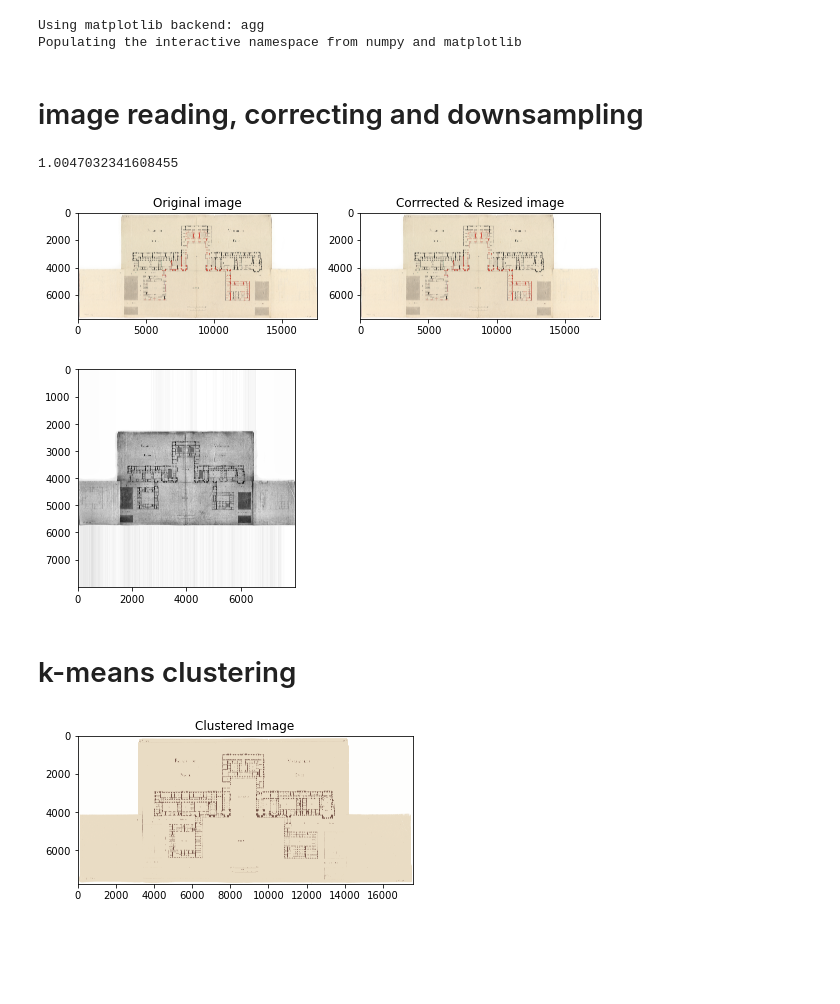
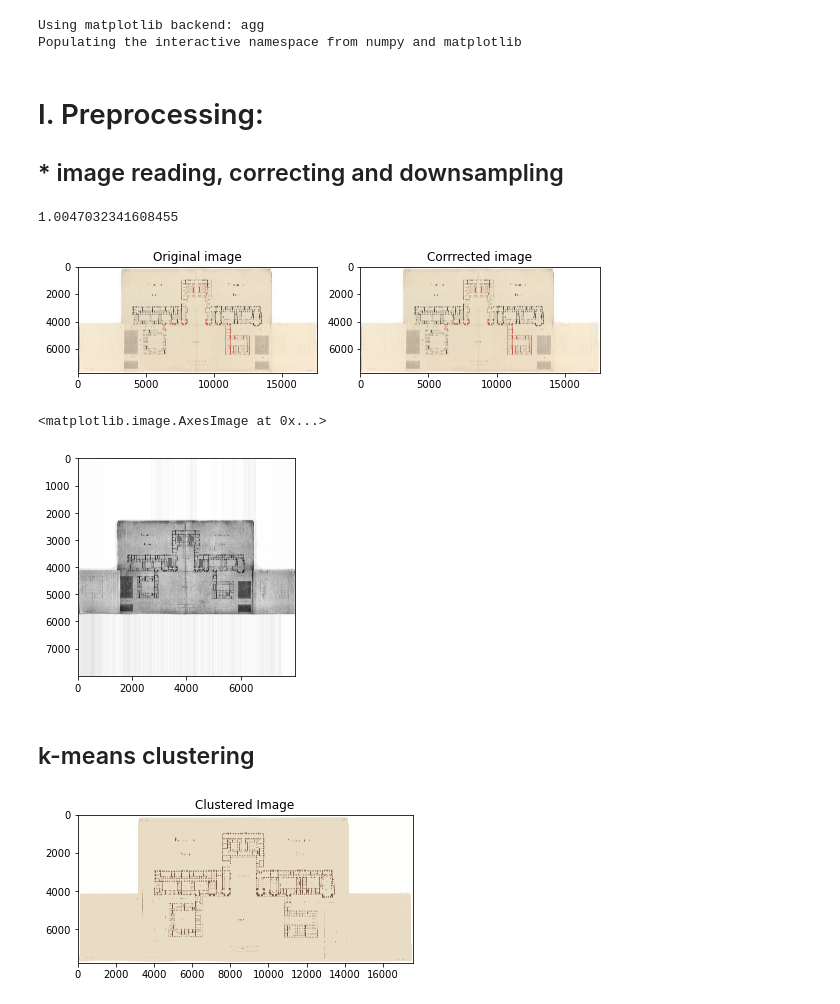
Before and after one commit to swaileh/Bw-Mask-Gen, a Jupyter notebook: Bw-Mask Generator.vx.ipynb, the cells around one changed output. Cells and saved outputs as stored; diff of their text form; code cells hidden in the pictures; blank space fills up the shorter version.

```diff
--- a/Bw-Mask Generator.vx.ipynb
+++ b/Bw-Mask Generator.vx.ipynb
@@ -76,45 +67,46 @@ def transparent(myimage):
     return img
     #img.save('test.png', "PNG")
 # %% [markdown]
-# image reading, correcting and downsampling
+# I. Preprocessing:
+## * image reading, correcting and downsampling
 # %%
 # Read input image
 
 img_name = 'FRAN_0124_3926_L'
-original = imread('../'+img_name+'.jpg') #/img-08-12-2020/home/jordan/Bureau/Images_Versailles_M2
+original = imread('./'+img_name+'.jpg') #/img-08-12-2020/home/jordan/Bureau/Images_Versailles_M2
 
 # Contrast correction
 logarithmic_corrected = exposure.adjust_log(original, 1)
 
 #Gamma auto correction
 gray = cv2.cvtColor(logarithmic_corrected, cv2.COLOR_BGR2GRAY)
 
 # compute gamma = log(mid*255)/log(mean)
 mid = 0.9
 mean = np.mean(gray)
 gamma = math.log(mid*255)/math.log(mean)
 print(gamma)
 
 # do gamma correction
 original = np.power(original, gamma).clip(0,255).astype(np.uint8)
 
 # Input image downsampling (0%)
 imge = cv2.resize(original, None, fx=1.0, fy=1.0, interpolation = cv2.INTER_CUBIC)
 
 # show corrections and down sampling results
 fig, axes = plt.subplots(1, 2, figsize=(8, 4))
 ax = axes.ravel()
 
 ax[0].imshow(original)
 ax[0].set_title("Original image")
 ax[1].imshow(imge, cmap=plt.cm.gray)
-ax[1].set_title("Corrrected & Resized image")
+ax[1].set_title("Corrrected image")
 
 fig.tight_layout()
 plt.show()
 # %% [output]
 1.0047032341608455
-[figure, old version]
+[figure, new version]
 # %%
 def image_padding_noir(imge, desired_size=1000):
 # setting the padding size
@@ -201,11 +193,11 @@ grayscale = cv2.copyMakeBorder(grayscale, top, bottom, left, right, cv2.cv2.BORD
 
 
 plt.imshow(grayscale, cmap=plt.cm.gray)
-plt.imsave("./images/"+img_name+".jpg", grayscale, cmap=plt.cm.gray)
 # %% [output]
+<matplotlib.image.AxesImage at 0x...>
 [figure]
 # %% [markdown]
-# k-means clustering
+## k-means clustering
 # %%
 # For clustering the image using k-means, we first need to convert it into a 2-dimensional array
 image_2D = imge.reshape(imge.shape[0]*imge.shape[1], imge.shape[2])/255
```
Also changed, not shown: parts of 16 cells of this notebook, 2 other files.
